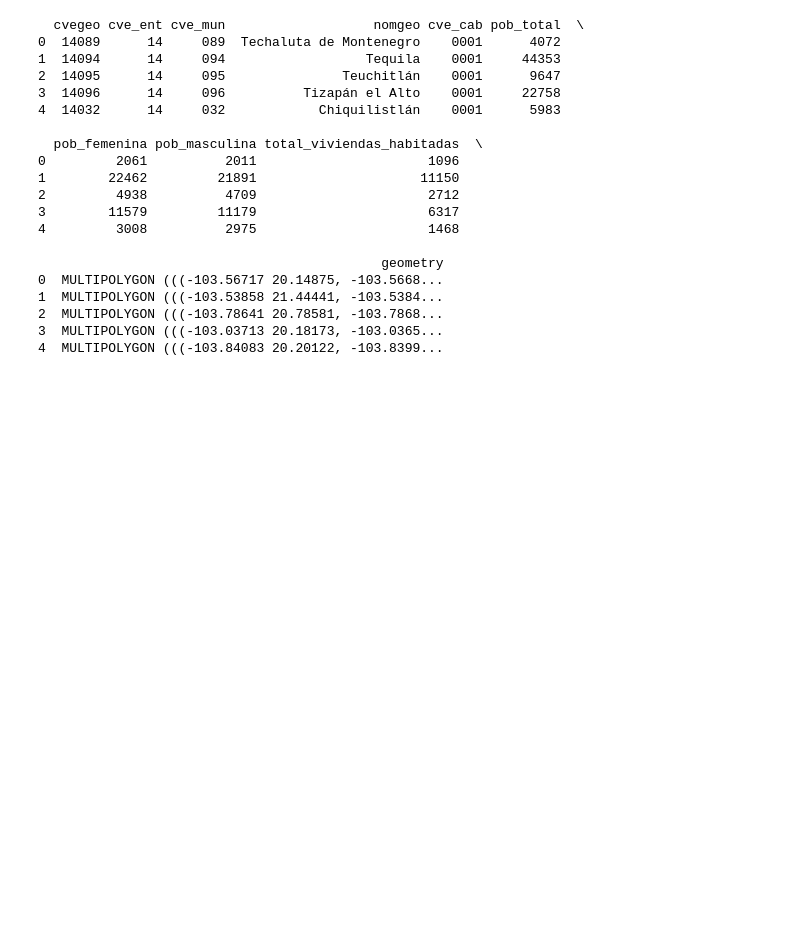
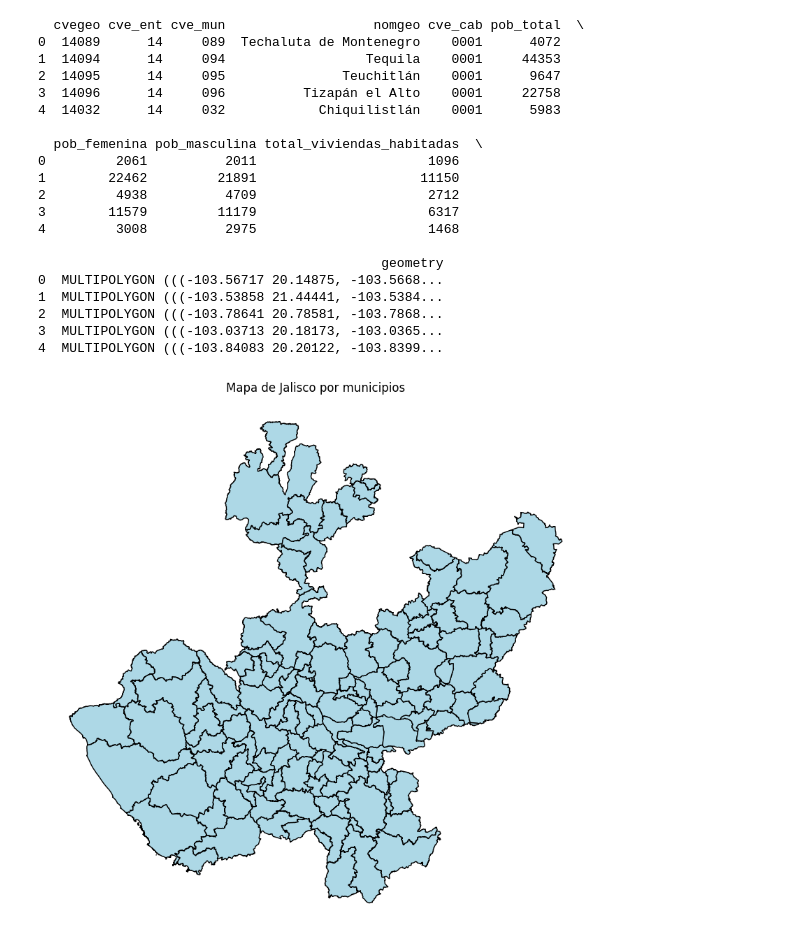
Before and after one commit to Lenon11/proyecto_mineria_datos, a Jupyter notebook: notebooks/geolocalization.ipynb, the cells around one changed output. Saved outputs shown, nothing was run; the diff lists cells and outputs as text; code cells hidden in the pictures; blank space fills up the shorter version.

```diff
--- a/notebooks/geolocalization.ipynb
+++ b/notebooks/geolocalization.ipynb
@@ -29,3 +30,12 @@ print(gdf.head())
 2  MULTIPOLYGON (((-103.78641 20.78581, -103.7868...
 3  MULTIPOLYGON (((-103.03713 20.18173, -103.0365...
 4  MULTIPOLYGON (((-103.84083 20.20122, -103.8399...
+# %%
+fig, ax = plt.subplots(figsize=(10, 10))
+gdf.plot(ax=ax, color="lightblue", edgecolor="black")
+
+ax.set_title("Mapa de Jalisco por municipios")
+ax.set_axis_off()  # quita ejes
+plt.show()
+# %% [output]
+[figure, added]
```
Also changed, not shown: parts of 3 cells of this notebook, 2 other files.
